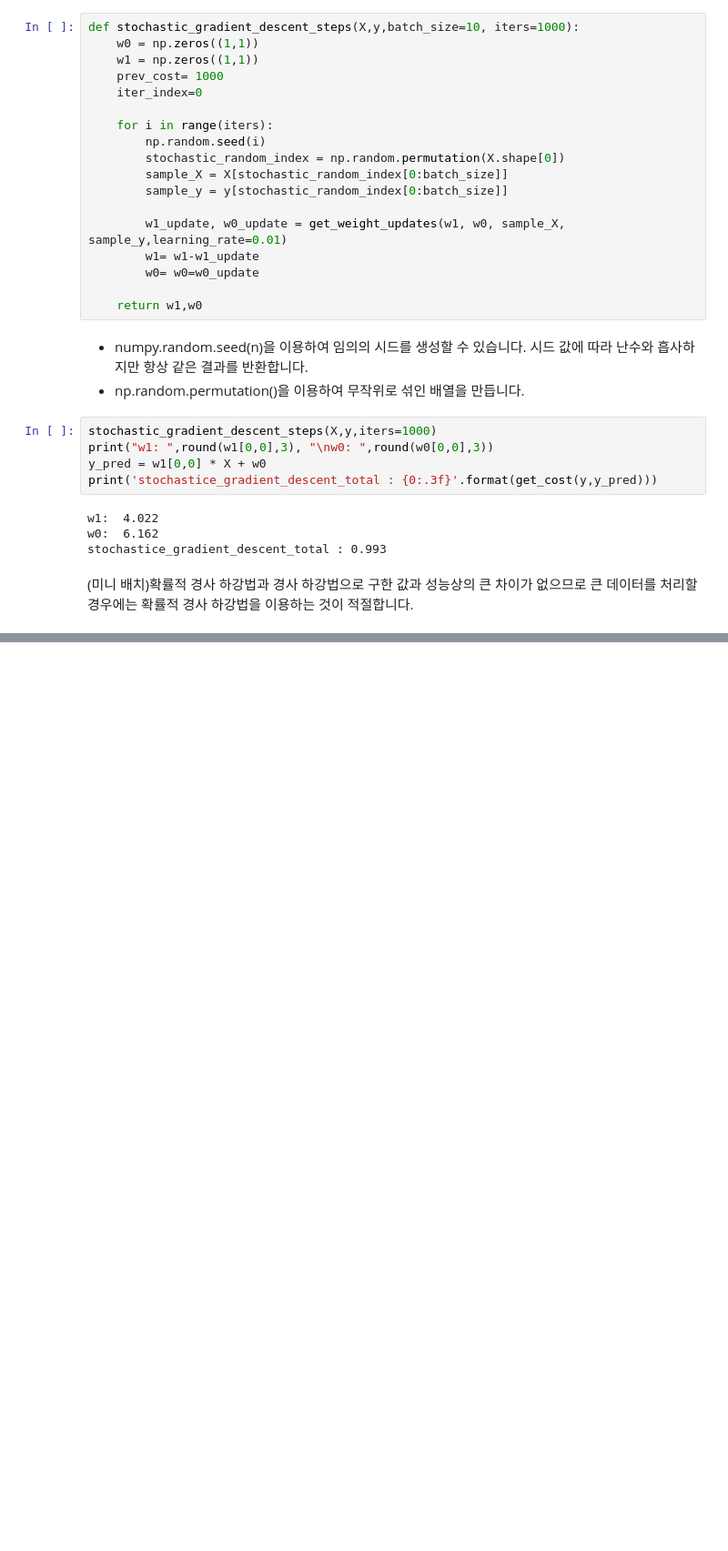
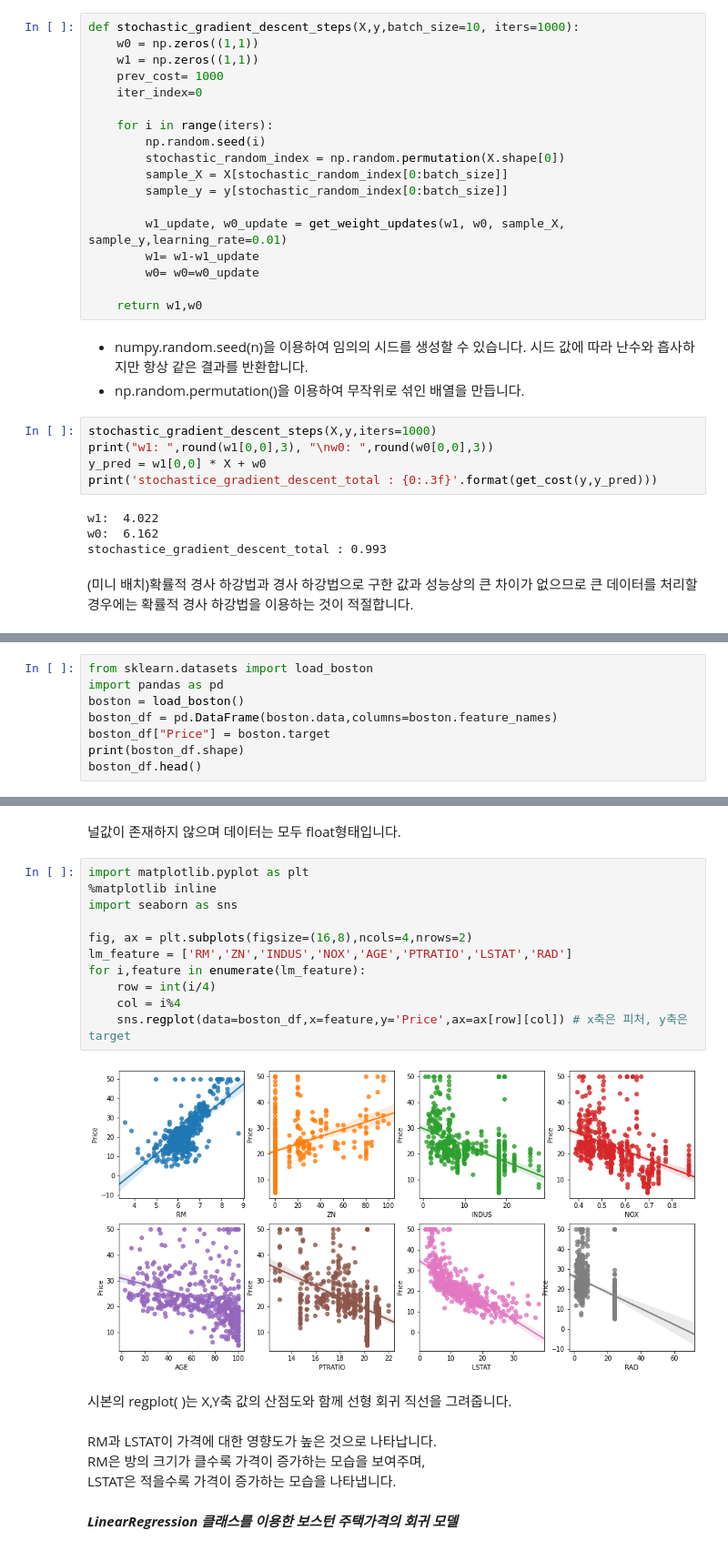
Before and after one commit to jeonprize/Machine_Learning, a Jupyter notebook: 5. 회귀.ipynb, the cells around one changed output, grey strips where cells are left out. Shown at 91% size. Drawn from its saved outputs; the diff is of its cells as text; blank space fills up the shorter version.

```diff
--- a/5. 회귀.ipynb
+++ b/5. 회귀.ipynb
@@ -142,0 +160,8 @@ stochastice_gradient_descent_total : 0.993
+# %%
+from sklearn.datasets import load_boston
+import pandas as pd
+boston = load_boston()
+boston_df = pd.DataFrame(boston.data,columns=boston.feature_names)
+boston_df["Price"] = boston.target
+print(boston_df.shape)
+boston_df.head()
@@ -142,0 +213,23 @@ stochastice_gradient_descent_total : 0.993
+# %% [markdown]
+널값이 존재하지 않으며 데이터는 모두 float형태입니다.
+# %%
+import matplotlib.pyplot as plt
+%matplotlib inline
+import seaborn as sns
+
+fig, ax = plt.subplots(figsize=(16,8),ncols=4,nrows=2)
+lm_feature = ['RM','ZN','INDUS','NOX','AGE','PTRATIO','LSTAT','RAD']
+for i,feature in enumerate(lm_feature):
+    row = int(i/4)
+    col = i%4
+    sns.regplot(data=boston_df,x=feature,y='Price',ax=ax[row][col]) # x축은 피처, y축은 target
+# %% [output]
+[figure, added]
+# %% [markdown]
+시본의 regplot( )는 X,Y축 값의 산점도와 함께 선형 회귀 직선을 그려줍니다.
+# %% [markdown]
+RM과 LSTAT이 가격에 대한 영향도가 높은 것으로 나타납니다.
+RM은 방의 크기가 클수록 가격이 증가하는 모습을 보여주며,
+LSTAT은 적을수록 가격이 증가하는 모습을 나타냅니다.
+# %% [markdown]
+***LinearRegression 클래스를 이용한 보스턴 주택가격의 회귀 모델***
```
Also changed, not shown: parts of 12 cells of this notebook.
